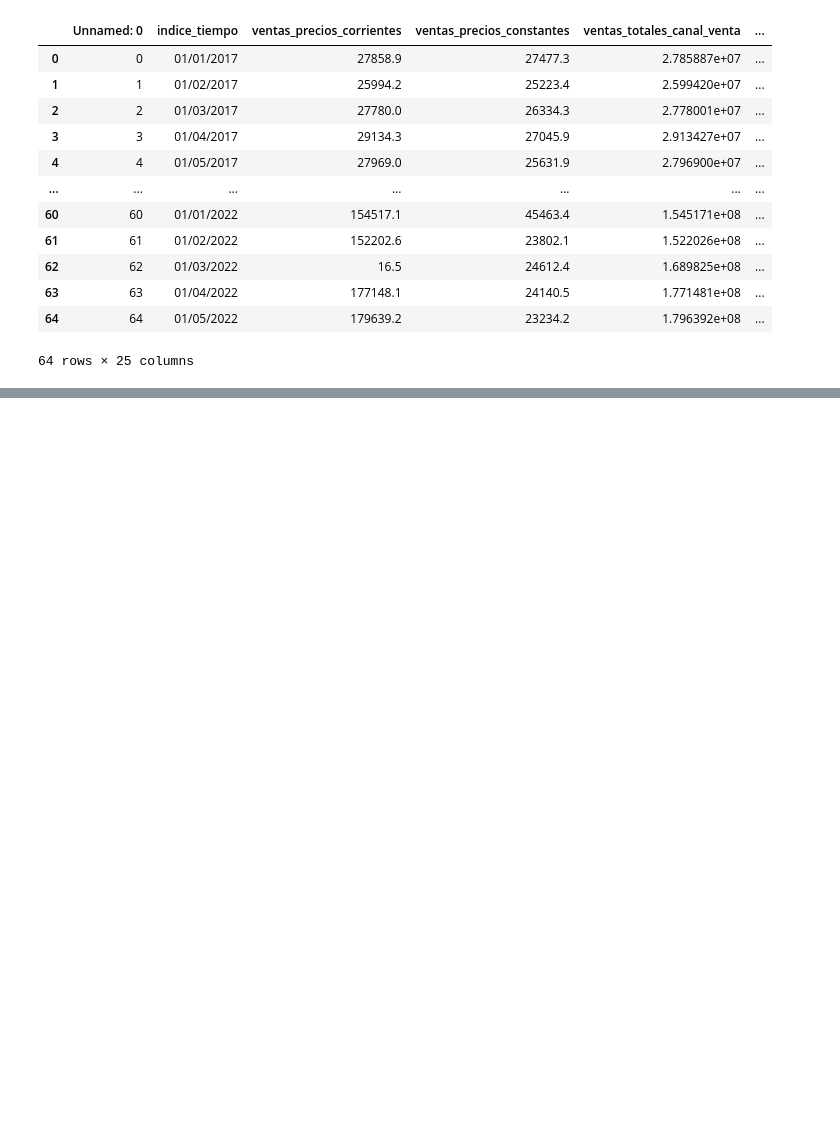
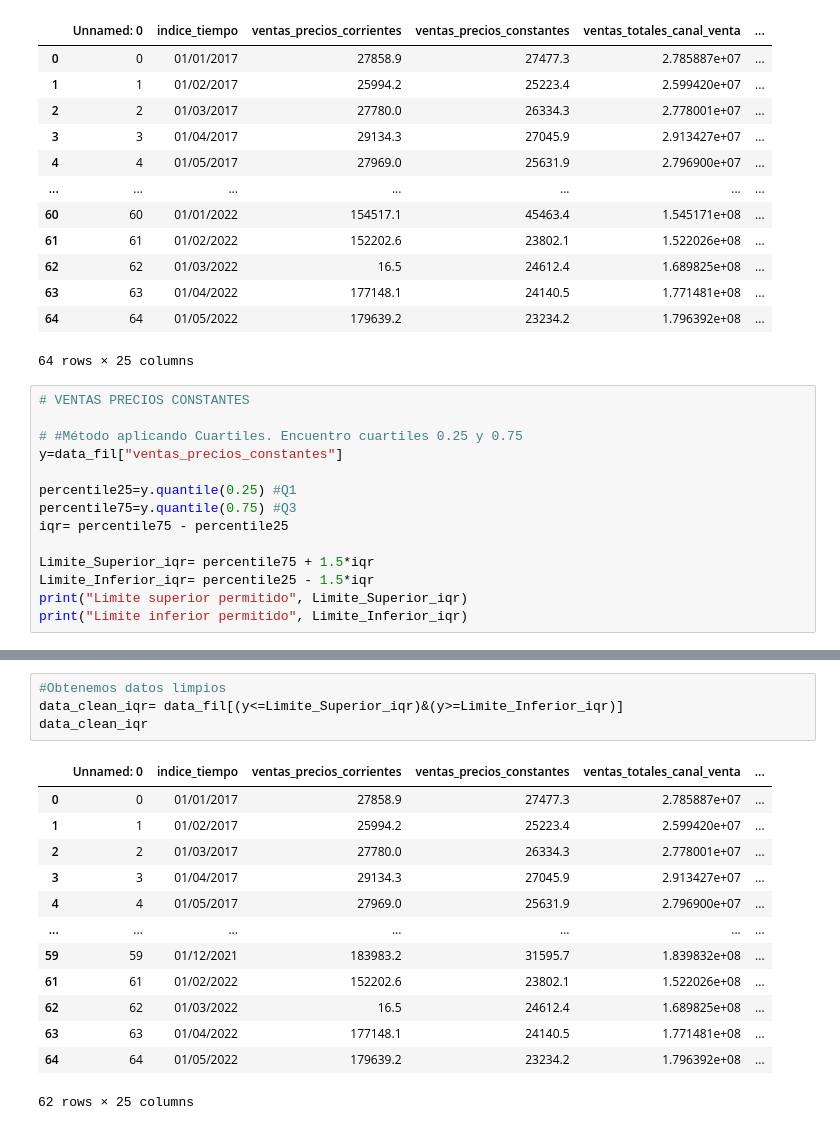
Before and after one commit to ElizabethCobos/Actividad3, a Jupyter notebook: Actividad3.ipynb, the cells around one changed output, grey strips where cells are left out. Cells and saved outputs as stored; diff of their text form; blank space fills up the shorter version.

Commit message:
Outlier: Ventas precios constantes

```diff
--- a/Actividad3.ipynb
+++ b/Actividad3.ipynb
@@ -782,3 +782,17 @@ data_clean_iqr
 | 63 | 63 | 01/04/2022 | 177148.1 | 24140.5 | 1.771481e+08 | ... |
 | 64 | 64 | 01/05/2022 | 179639.2 | 23234.2 | 1.796392e+08 | ... |
 64 rows × 25 columns
+# %%
+# VENTAS PRECIOS CONSTANTES
+
+# #Método aplicando Cuartiles. Encuentro cuartiles 0.25 y 0.75
+y=data_fil["ventas_precios_constantes"]
+
+percentile25=y.quantile(0.25) #Q1
+percentile75=y.quantile(0.75) #Q3
+iqr= percentile75 - percentile25
+
+Limite_Superior_iqr= percentile75 + 1.5*iqr
+Limite_Inferior_iqr= percentile25 - 1.5*iqr
+print("Limite superior permitido", Limite_Superior_iqr)
+print("Limite inferior permitido", Limite_Inferior_iqr)
@@ -784,0 +812,18 @@ data_clean_iqr
+# %%
+#Obtenemos datos limpios
+data_clean_iqr= data_fil[(y<=Limite_Superior_iqr)&(y>=Limite_Inferior_iqr)]
+data_clean_iqr
+# %% [output]
+|  | Unnamed: 0 | indice_tiempo | ventas_precios_corrientes | ventas_precios_constantes | ventas_totales_canal_venta | ... |
+| 0 | 0 | 01/01/2017 | 27858.9 | 27477.3 | 2.785887e+07 | ... |
+| 1 | 1 | 01/02/2017 | 25994.2 | 25223.4 | 2.599420e+07 | ... |
+| 2 | 2 | 01/03/2017 | 27780.0 | 26334.3 | 2.778001e+07 | ... |
+| 3 | 3 | 01/04/2017 | 29134.3 | 27045.9 | 2.913427e+07 | ... |
+| 4 | 4 | 01/05/2017 | 27969.0 | 25631.9 | 2.796900e+07 | ... |
+| ... | ... | ... | ... | ... | ... | ... |
+| 59 | 59 | 01/12/2021 | 183983.2 | 31595.7 | 1.839832e+08 | ... |
+| 61 | 61 | 01/02/2022 | 152202.6 | 23802.1 | 1.522026e+08 | ... |
+| 62 | 62 | 01/03/2022 | 16.5 | 24612.4 | 1.689825e+08 | ... |
+| 63 | 63 | 01/04/2022 | 177148.1 | 24140.5 | 1.771481e+08 | ... |
+| 64 | 64 | 01/05/2022 | 179639.2 | 23234.2 | 1.796392e+08 | ... |
+62 rows × 25 columns
```
Also changed, not shown: parts of 2 cells of this notebook.
